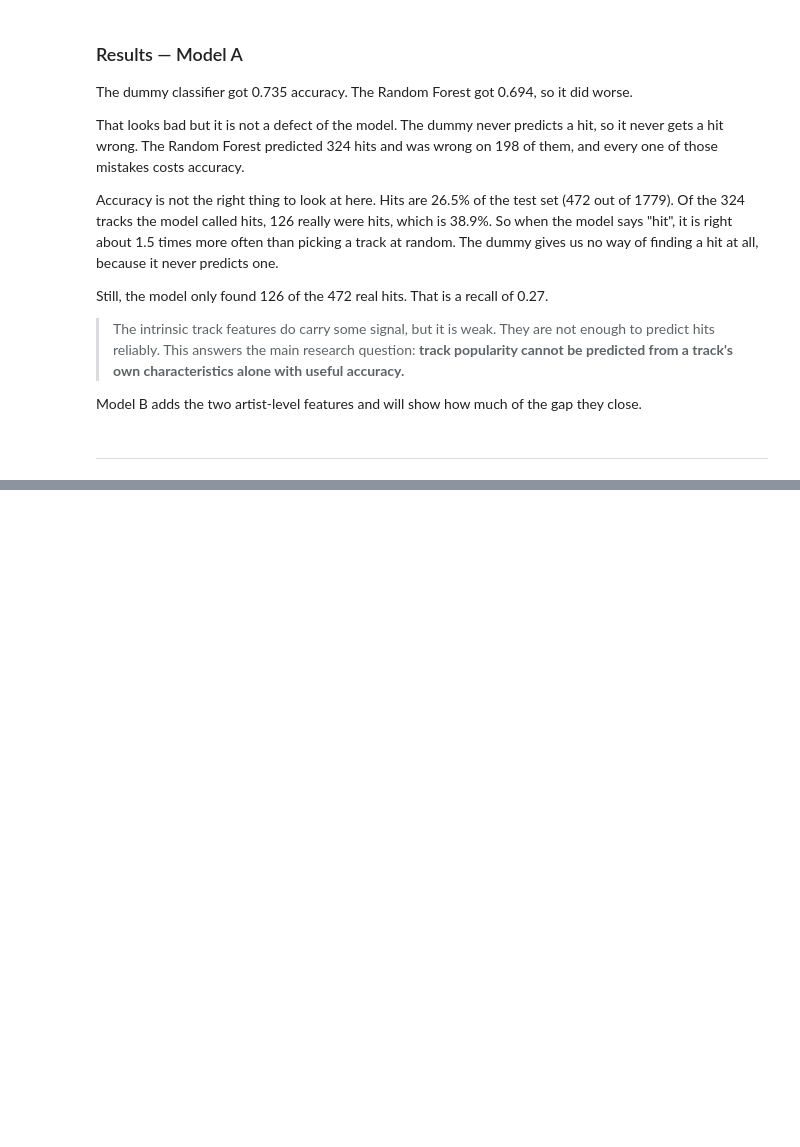
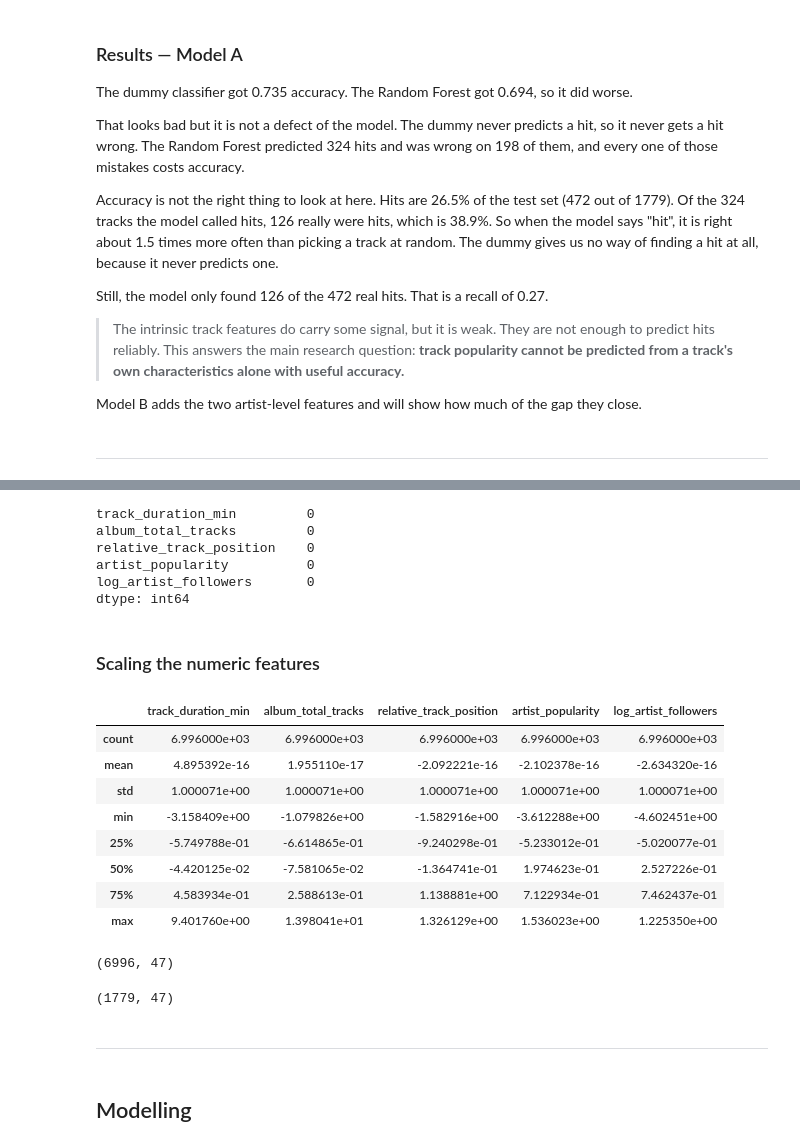
Before and after one commit to jannoelvero/week_7_ml_project, a Jupyter notebook: notebooks/06_machine_learning.ipynb, the cells around one changed output, grey strips where cells are left out. Cells and saved outputs as stored; diff of their text form; code cells hidden in the pictures; blank space fills up the shorter version.

```diff
--- a/notebooks/06_machine_learning.ipynb
+++ b/notebooks/06_machine_learning.ipynb
@@ -409,0 +508,2 @@ But the **main limitation is the target**. 'track_popularity' measures how much
+# %%
+model_b_numerical = ['track_duration_min', 'album_total_tracks', 'relative_track_position', 'artist_popularity', 'log_artist_followers']
@@ -409,0 +527,34 @@ But the **main limitation is the target**. 'track_popularity' measures how much
+# %%
+medians = X_train_b[model_b_numerical].median()   # medians from the training set only
+
+X_train_b_filled = X_train_b[model_b_numerical].fillna(medians)
+X_test_b_filled  = X_test_b[model_b_numerical].fillna(medians)
+
+X_train_b_filled.isna().sum()
+# %% [output]
+track_duration_min         0
+album_total_tracks         0
+relative_track_position    0
+artist_popularity          0
+log_artist_followers       0
+dtype: int64
+# %% [markdown]
+### Scaling the numeric features
+# %%
+scaler_b = StandardScaler()
+scaler_b.fit(X_train_b_filled)
+
+X_train_b_standarized = pd.DataFrame(scaler_b.transform(X_train_b_filled), columns=model_b_numerical, index=X_train_b.index)
+X_test_b_standarized  = pd.DataFrame(scaler_b.transform(X_test_b_filled), columns=model_b_numerical, index=X_test_b.index)
+# %%
+X_train_b_standarized.describe()
+# %% [output]
+|  | track_duration_min | album_total_tracks | relative_track_position | artist_popularity | log_artist_followers |
+| count | 6.996000e+03 | 6.996000e+03 | 6.996000e+03 | 6.996000e+03 | 6.996000e+03 |
+| mean | 4.895392e-16 | 1.955110e-17 | -2.092221e-16 | -2.102378e-16 | -2.634320e-16 |
+| std | 1.000071e+00 | 1.000071e+00 | 1.000071e+00 | 1.000071e+00 | 1.000071e+00 |
+| min | -3.158409e+00 | -1.079826e+00 | -1.582916e+00 | -3.612288e+00 | -4.602451e+00 |
+| 25% | -5.749788e-01 | -6.614865e-01 | -9.240298e-01 | -5.233012e-01 | -5.020077e-01 |
+| 50% | -4.420125e-02 | -7.581065e-02 | -1.364741e-01 | 1.974623e-01 | 2.527226e-01 |
+| 75% | 4.583934e-01 | 2.588613e-01 | 1.138881e+00 | 7.122934e-01 | 7.462437e-01 |
+| max | 9.401760e+00 | 1.398041e+01 | 1.326129e+00 | 1.536023e+00 | 1.225350e+00 |
@@ -409,0 +564,12 @@ But the **main limitation is the target**. 'track_popularity' measures how much
+# %%
+X_train_b_full.shape
+# %% [output]
+(6996, 47)
+# %%
+X_test_b_full.shape
+# %% [output]
+(1779, 47)
+# %% [markdown]
+-----
+# %% [markdown]
+## Modelling
```
Also changed, not shown: parts of 32 cells of this notebook.
